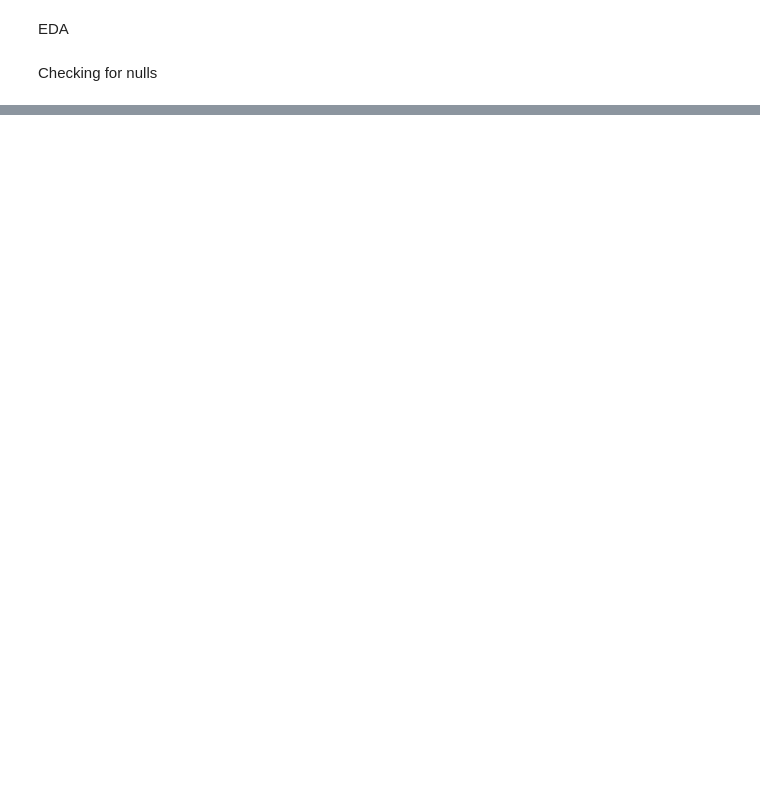
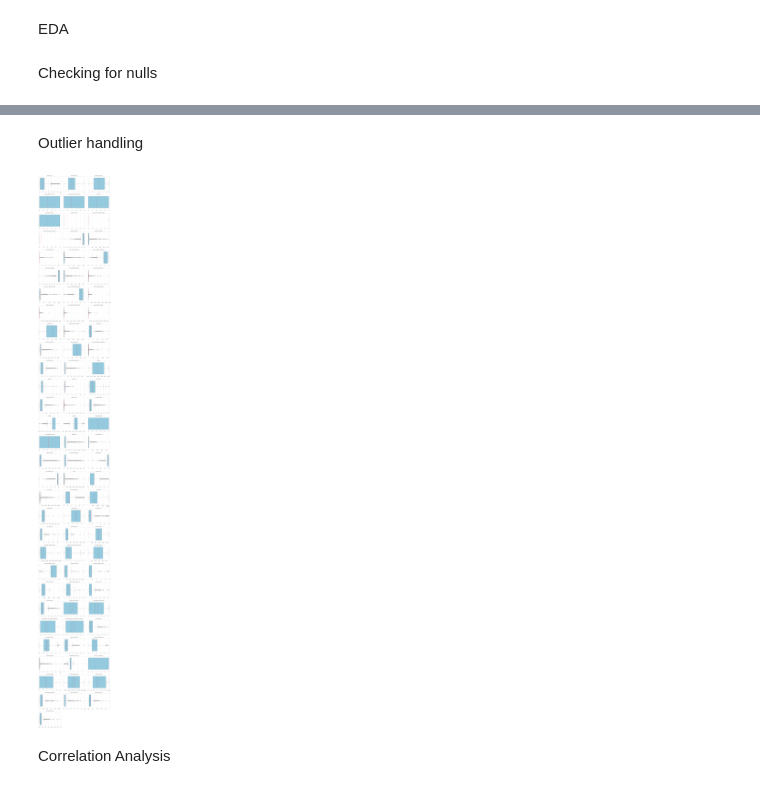
Before and after one commit to Vishnuanand77/airbnb-superhost-prediction, a Jupyter notebook: difference_in_differences.ipynb, the cells around one changed output, grey strips where cells are left out. Saved outputs shown, nothing was run; the diff lists cells and outputs as text; code cells hidden in the pictures; blank space fills up the shorter version.

Commit message:
outlier EDA

```diff
--- a/difference_in_differences.ipynb
+++ b/difference_in_differences.ipynb
@@ -285,11 +285,13 @@ columns_to_impute = [
 ]
 
 # Initialize IterativeImputer with HistGradientBoostingRegressor
-imputer = IterativeImputer(estimator=HistGradientBoostingRegressor(), max_iter=10, random_state=0)
+imputer = IterativeImputer(estimator=HistGradientBoostingRegressor(), max_iter=20, random_state=0)
 
 # Apply imputation only on the selected columns
-df_imputed = df.copy()
+df_imputed = filtered_df.copy()
 df_imputed[columns_to_impute] = imputer.fit_transform(df_imputed[columns_to_impute])
+
+df_imputed = df_imputed.drop(columns=["Unnamed: 0"])
 # %%
 import pandas as pd
 
@@ -326,0 +329,45 @@ tract_revenue_share                                            0    0.000000
+# %% [markdown]
+Outlier handling
+# %%
+import seaborn as sns
+import matplotlib.pyplot as plt
+import math
+
+# Set a visual theme
+sns.set_theme(style="whitegrid")
+
+# Get numerical columns
+numerical_columns = df_imputed.select_dtypes(include='number').columns
+
+# Determine the grid size
+n_cols = 3  # Number of plots per row
+n_rows = math.ceil(len(numerical_columns) / n_cols)  # Number of rows needed
+
+# Create subplots
+fig, axes = plt.subplots(n_rows, n_cols, figsize=(16, 4 * n_rows))
+axes = axes.flatten()  # Flatten axes for easy indexing
+
+# Plot each numerical column
+for i, column in enumerate(numerical_columns):
+    sns.boxplot(
+        x=df_imputed[column],
+        ax=axes[i],
+        color="skyblue",
+        showmeans=True,
+        meanline=True,
+        meanprops={"color": "red", "linestyle": "--"}
+    )
+    axes[i].set_title(f'{column}', fontsize=12)
+    axes[i].set_xlabel('')
+    axes[i].grid(axis="x", linestyle="--", alpha=0.7)
+
+# Remove unused subplots
+for j in range(len(numerical_columns), len(axes)):
+    fig.delaxes(axes[j])
+
+plt.tight_layout()
+plt.show()
+# %% [output]
+[figure, added]
+# %% [markdown]
+Correlation Analysis
```
Also changed, not shown: parts of 4 cells of this notebook, 1 other file.
